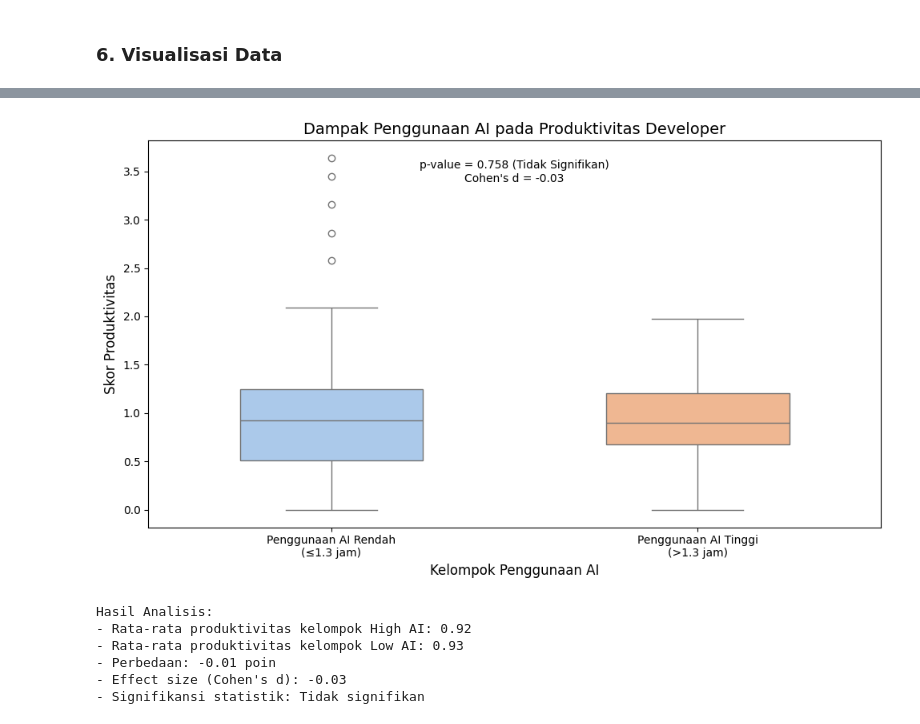
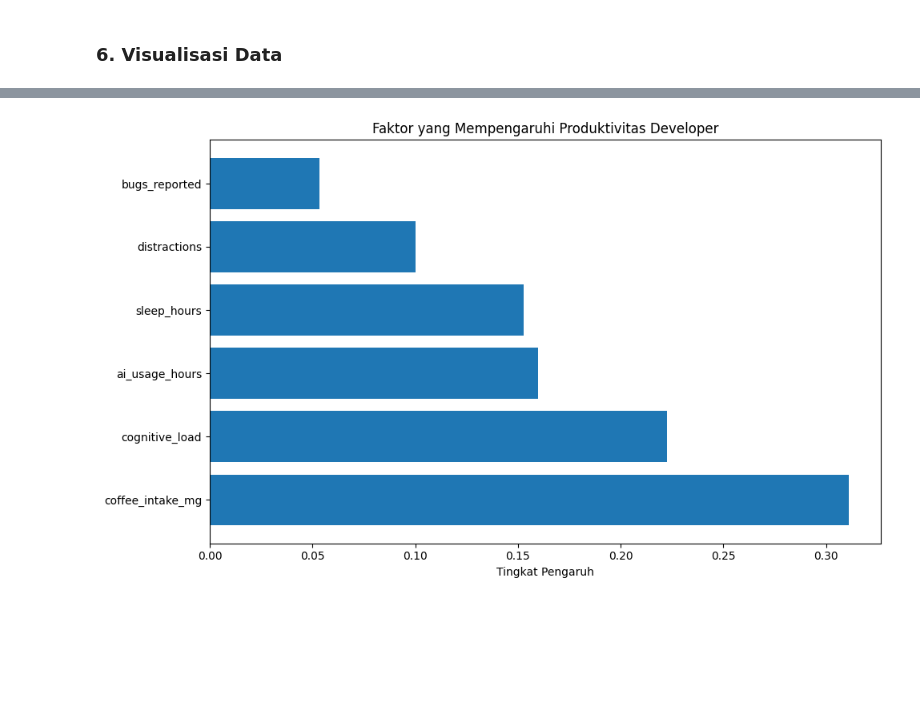
Before and after one commit to Faturar/data-mining-project-ai-developer-productivity-impact, a Jupyter notebook: main.ipynb, the cells around one changed output, grey strips where cells are left out. Cells and saved outputs as stored; diff of their text form; code cells hidden in the pictures; blank space fills up the shorter version.

```diff
--- a/main.ipynb
+++ b/main.ipynb
@@ -302,16 +256,0 @@ Menggunakan K-Means untuk mengelompokan data
-# %%
-
-# Scale features
-X = df[['ai_usage_hours', 'coffee_intake_mg', 'distractions', 'sleep_hours', 'commits', 'bugs_reported']]
-scaler = StandardScaler()
-X_scaled = scaler.fit_transform(X)
-
-# KMeans Clustering
-kmeans = KMeans(n_clusters=3, random_state=42)
-df['kmeans_cluster'] = kmeans.fit_predict(X_scaled)
-
-# Plot the KMeans clusters
-plt.figure(figsize=(8, 6))
-sns.scatterplot(x='ai_usage_hours', y='coffee_intake_mg', hue='kmeans_cluster', data=df, palette='Set1')
-plt.title('KMeans Clusters Based on AI Usage and Coffee Intake')
-plt.show()
@@ -344,55 +278,13 @@ T-test p-value: 0.758
 # %%
-# Hitung Cohen's d
-def cohens_d(a, b):
-    n1, n2 = len(a), len(b)
-    pooled_std = np.sqrt(((n1-1)*np.std(a, ddof=1)**2 + (n2-1)*np.std(b, ddof=1)**2) / (n1 + n2 - 2))
-    return (np.mean(a) - np.mean(b)) / pooled_std
+importances = model.feature_importances_
+feature_importance = pd.DataFrame({'Fitur': X.columns, 'Pengaruh': importances})
+feature_importance = feature_importance.sort_values('Pengaruh', ascending=False)
+print("\nPengaruh Fitur:\n", feature_importance)
 
-d = cohens_d(high_ai, low_ai)
-
-# Uji t-test
-t_stat, p_value = ttest_ind(high_ai, low_ai)
-
-# Visualisasi
 plt.figure(figsize=(10, 6))
-sns.boxplot(
-    x=df["ai_usage_hours"] > median_ai,
-    y=df["productivity_score"],
-    hue=df["ai_usage_hours"] > median_ai,
-    palette="pastel",
-    width=0.5,
-    legend=False
-)
-
-plt.xticks(
-    [False, True],
-    [f"Penggunaan AI Rendah\n(≤{median_ai:.1f} jam)",
-     f"Penggunaan AI Tinggi\n(>{median_ai:.1f} jam)"]
-)
-plt.xlabel("Kelompok Penggunaan AI", fontsize=12)
-plt.ylabel("Skor Produktivitas", fontsize=12)
-plt.title("Dampak Penggunaan AI pada Produktivitas Developer", fontsize=14)
-
-# Tambahkan anotasi statistik
-if p_value < 0.05:
-    effect_size = "kecil" if abs(d) < 0.5 else "sedang" if abs(d) < 0.8 else "besar"
-    plt.text(0.5, 0.95,
-             f"p-value = {p_value:.3f}*\nCohen's d = {d:.2f} (efek {effect_size})",
-             ha='center', va='top', transform=plt.gca().transAxes,
-             bbox=dict(facecolor='white', alpha=0.8))
-else:
-    plt.text(0.5, 0.95,
-             f"p-value = {p_value:.3f} (Tidak Signifikan)\nCohen's d = {d:.2f}",
-             ha='center', va='top', transform=plt.gca().transAxes)
-
+plt.barh(feature_importance['Fitur'], feature_importance['Pengaruh'])
+plt.title("Faktor yang Mempengaruhi Produktivitas Developer")
+plt.xlabel("Tingkat Pengaruh")
 plt.tight_layout()
 plt.show()
-
-# Print hasil numerik
-print(f"Hasil Analisis:\n"
-      f"- Rata-rata produktivitas kelompok High AI: {high_ai.mean():.2f}\n"
-      f"- Rata-rata produktivitas kelompok Low AI: {low_ai.mean():.2f}\n"
-      f"- Perbedaan: {high_ai.mean() - low_ai.mean():.2f} poin\n"
-      f"- Effect size (Cohen's d): {d:.2f}\n"
-      f"- Signifikansi statistik: {'Signifikan' if p_value < 0.05 else 'Tidak signifikan'}")
 # %% [output]
@@ -399,7 +299 @@ print(f"Hasil Analisis:\n"
-[figure, old version]
+[figure, new version]
-Hasil Analisis:
-- Rata-rata produktivitas kelompok High AI: 0.92
-- Rata-rata produktivitas kelompok Low AI: 0.93
-- Perbedaan: -0.01 poin
-- Effect size (Cohen's d): -0.03
-- Signifikansi statistik: Tidak signifikan
```
Also changed, not shown: parts of 38 cells of this notebook, 11 other files.
